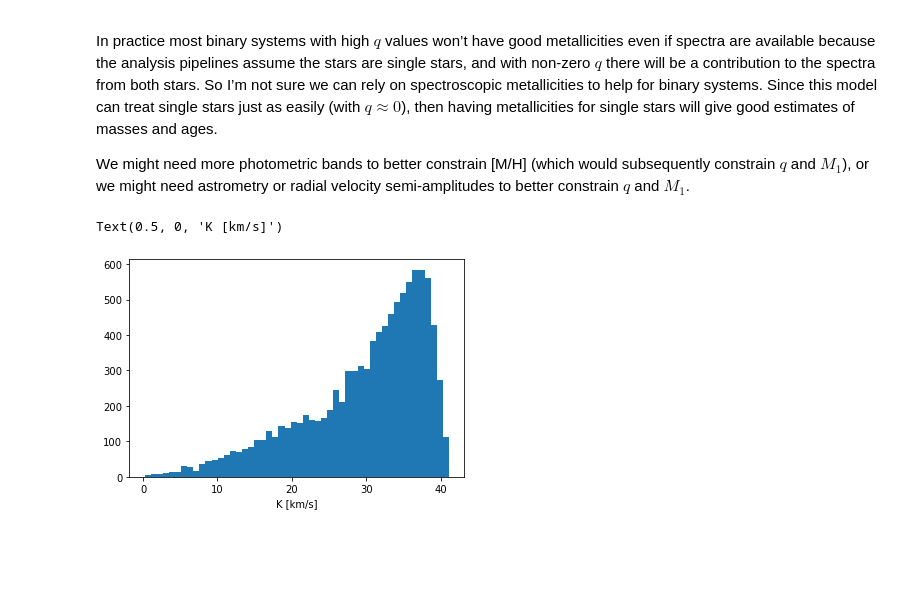
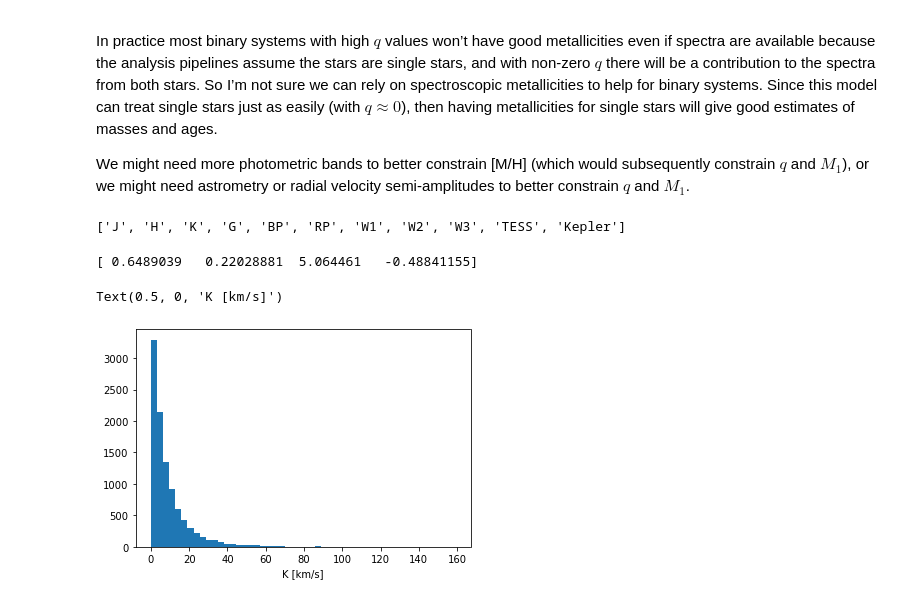
Before and after one commit to andycasey/ms-ms-sbi, a Jupyter notebook: 2022-06-29-model.ipynb, the cells around one changed output. Saved outputs shown, nothing was run; the diff lists cells and outputs as text; code cells hidden in the pictures; blank space fills up the shorter version.

```diff
--- a/2022-06-29-model.ipynb
+++ b/2022-06-29-model.ipynb
@@ -20,6 +23,8 @@ PyMultiNest not imported.  MultiNest fits will not work.
 # %%
 # First, some settings.
 from sbi.inference import SNPE as method
+
+posterior_path = "2020-06-29-posterior.pkl"
 
 num_simulations = 50_000
 num_samples = 10_000
@@ -62,8 +67,6 @@ from torch.distributions.transformed_distribution import TransformedDistribution
 
 from torch import tensor as tt
 
-# This doesn't quite work yet:
-# https://github.com/mackelab/sbi/issues/680
 prior = [
     TransformedDistribution(
         Pareto(scale=tt([1.]), alpha=tt([5.])),
@@ -79,6 +82,3 @@ prior = [
         )
     )
 ]
-
-# So instead we will use something dumber:
-prior = utils.BoxUniform(low=bounds.T[0], high=bounds.T[1])
@@ -113,4 +87,4 @@ from sbi.inference import prepare_for_sbi, simulate_for_sbi
 
 sbi_simulator, sbi_prior = prepare_for_sbi(simulator, prior)
 
-inference = method(prior)
+inference = method(sbi_prior)
@@ -139,4 +116,17 @@ def simulate_for_sbi_strict(simulator, proposal, num_simulations, max_trials=np.
     x = torch.tensor(np.vstack(x))
     return (theta, x)
 
-theta, x = simulate_for_sbi_strict(sbi_simulator, sbi_prior, num_simulations)
+if os.path.exists(posterior_path):
+    print(f"Pre-loading posterior from {posterior_path}")
+    with open(posterior_path, "rb") as fp:
+        posterior, (theta, x) = pickle.load(fp)
+
+else:
+    theta, x = simulate_for_sbi_strict(sbi_simulator, sbi_prior, num_simulations)
+    density_estimator = inference.append_simulations(theta, x).train()
+    posterior = inference.build_posterior(density_estimator)
+
+    with open(posterior_path, "wb") as fp:
+        pickle.dump((posterior, (theta, x)), fp)
+
+    print(f"Saved posterior to {posterior_path}")
@@ -403,21 +387,32 @@ I think metallicity is needed to break the degeneracies and say something useful
 In practice most binary systems with high $q$ values won’t have good metallicities even if spectra are available because the analysis pipelines assume the stars are single stars, and with non-zero $q$ there will be a contribution to the spectra from both stars. So I’m not sure we can rely on spectroscopic metallicities to help for binary systems. Since this model can treat single stars just as easily (with $q \approx 0$), then having metallicities for single stars will give good estimates of masses and ages.
 
 We might need more photometric bands to better constrain [M/H] (which would subsequently constrain $q$ and $M_1$), or we might need astrometry or radial velocity semi-amplitudes to better constrain $q$ and $M_1$.
+# %%
+tracks.bands
+# %% [output]
+['J', 'H', 'K', 'G', 'BP', 'RP', 'W1', 'W2', 'W3', 'TESS', 'Kepler']
 # %%
 from astropy import units as u
 from astropy.constants import G
 
-i = 90. * u.degree
-P = 20 * u.day # est for ms-ms
+np.random.seed(0)
 
-M1, q, age, mh = all_samples[bad_index].T
+i = np.random.uniform(0, 90, size=num_samples) * u.degree
+log_P = np.random.normal(5.03, 2.28, size=num_samples)
+P = np.exp(log_P) * u.day
+index = np.argsort(true_theta[:, 1])[-1]
+index = 10
+print(true_theta[index])
+
+M1, q, age, mh = all_samples[index].T
 M1 *= u.solMass
 M2 = M1 * q
 f = (M2 * np.sin(i))**3/(M1 + M2)**2
 K = ((f * 2 * np.pi * G) / P)**(1/3)
 fig, ax = plt.subplots()
 ax.hist(K.to(u.km/u.s).value, bins=50)
 ax.set_xlabel(f"K [km/s]")
 # %% [output]
-Text(0.5, 0, 'K [km/s]')
+[ 0.6489039   0.22028881  5.064461   -0.48841155]
+Text(0.5, 0, 'K [km/s]')
-[figure, old version]
+[figure, new version]
```
Also changed, not shown: parts of 7 cells of this notebook.
